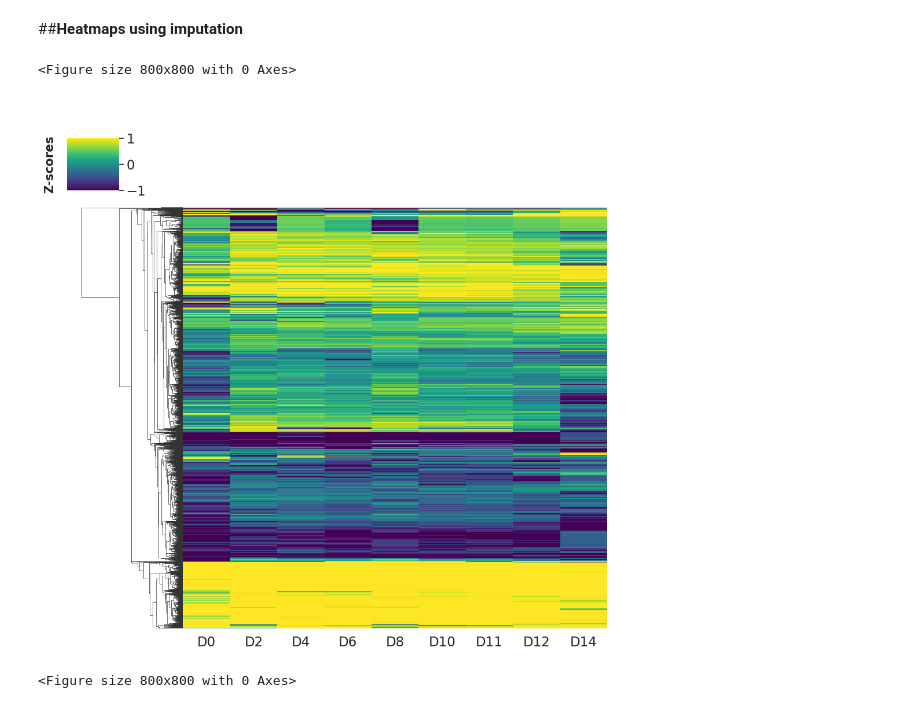
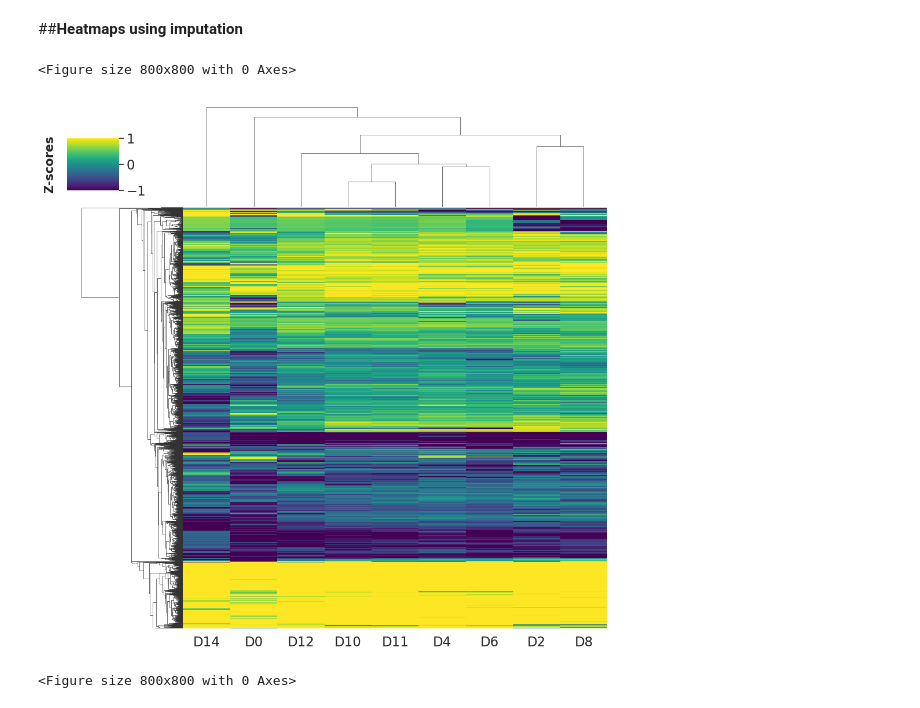
Before and after one commit to OmarArias-Gaguancela/QuickProt, a Jupyter notebook: QuickProt_DIA_DIA_NN_input.ipynb, the cells around one changed output. Drawn from its saved outputs; the diff is of its cells as text; code cells hidden in the pictures.

```diff
--- a/QuickProt_DIA_DIA_NN_input.ipynb
+++ b/QuickProt_DIA_DIA_NN_input.ipynb
@@ -2632,35 +2628,35 @@ warnings.filterwarnings("ignore", category=ConvergenceWarning)
 
 plt.rcParams['font.family'] = 'DejaVu Sans'
 
 file_path = 'TABLES/median_abundance.csv'
 data = pd.read_csv(file_path)
 
 data = data.drop(columns=['Genes'])
 valid_columns = data.columns[2:].tolist()
 
 filtered_data = data[['Protein name'] + valid_columns].copy()
 filtered_data.set_index('Protein name', inplace=True)
 
 imputer = IterativeImputer()
 imputed_data = imputer.fit_transform(filtered_data)
 imputed_df = pd.DataFrame(imputed_data, index=filtered_data.index, columns=filtered_data.columns)
 log2_data = imputed_df.apply(lambda col: col.map(lambda x: np.log2(float(x)) if pd.notnull(x) and float(x) > 0 else np.nan))
 z_scores_df = (log2_data - log2_data.mean()) / log2_data.std()
 z_scores_df.replace([np.inf, -np.inf], np.nan, inplace=True)
 z_scores_df.dropna(inplace=True)
 
 sns.set(font_scale=1.5)
 plt.figure(figsize=(8, 8))
 cmap = sns.color_palette("viridis", as_cmap=True)
-heatmap = sns.clustermap(data=z_scores_df, cmap=cmap, annot=False, fmt=".1f", linewidths=0, linecolor='black', yticklabels=False, vmin=-1, vmax=1, col_cluster=False, cbar_pos=(0.01, 0.82, 0.09, 0.09))
+heatmap = sns.clustermap(data=z_scores_df, cmap=cmap, annot=False, fmt=".1f", linewidths=0, linecolor='black', yticklabels=False, vmin=-1, vmax=1, col_cluster=True, cbar_pos=(0.01, 0.82, 0.09, 0.09))
 heatmap.ax_heatmap.set_ylabel("", fontweight='bold', fontsize=20)
 cbar = heatmap.ax_heatmap.collections[0].colorbar
 cbar.set_label("Z-scores", fontsize=15, labelpad=-120, rotation=90, verticalalignment='center', fontweight='bold')
 plt.savefig('PLOTS/Clustering_Heatmap_total_proteome_Iterative_imputation.tiff', format='tiff', dpi=300, bbox_inches='tight')
 plt.show()
 # %% [output]
 <Figure size 800x800 with 0 Axes>
-[figure, old version]
+[figure, new version]
 # %%
 #@title **Hierarchical clustering heatmap for each sample**
 #@markdown - Abundance values are subjected to log2 and z-score normalization methods
```
Also changed, not shown: parts of 14 cells of this notebook.
